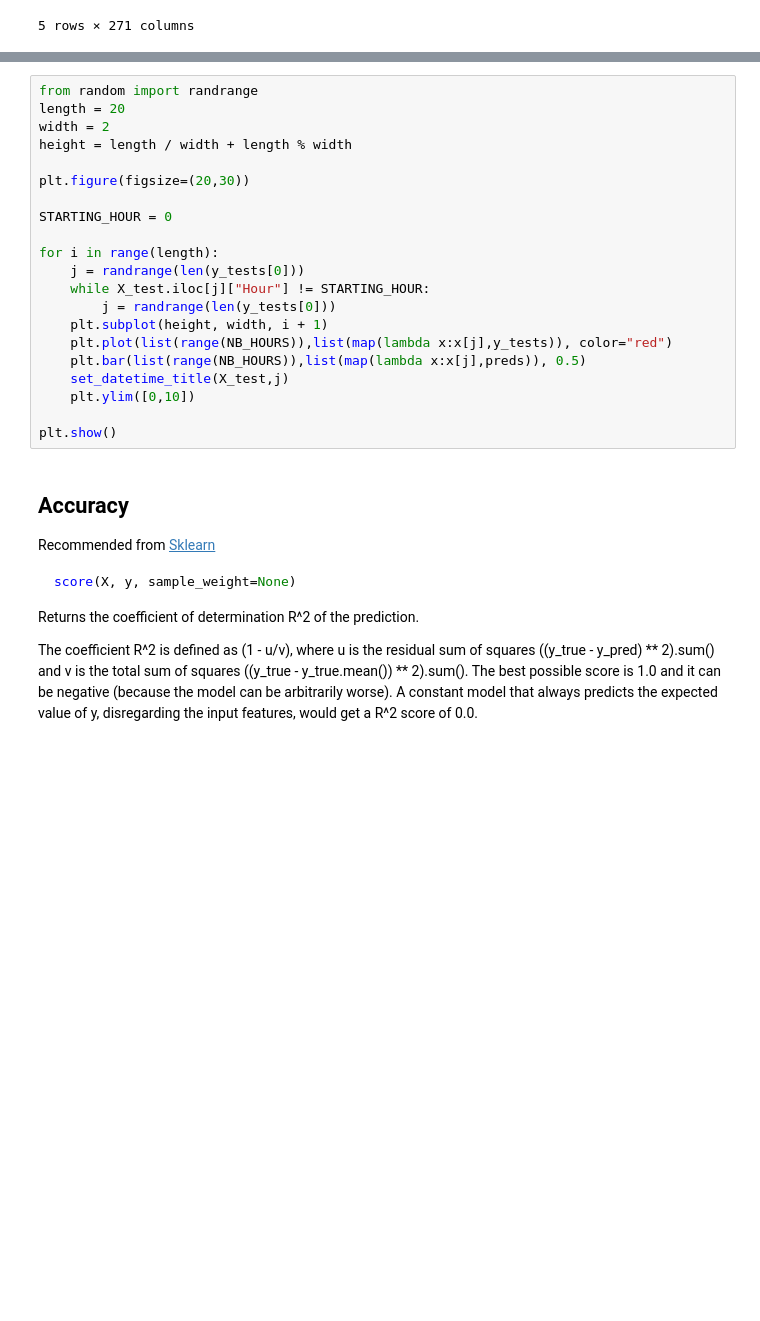
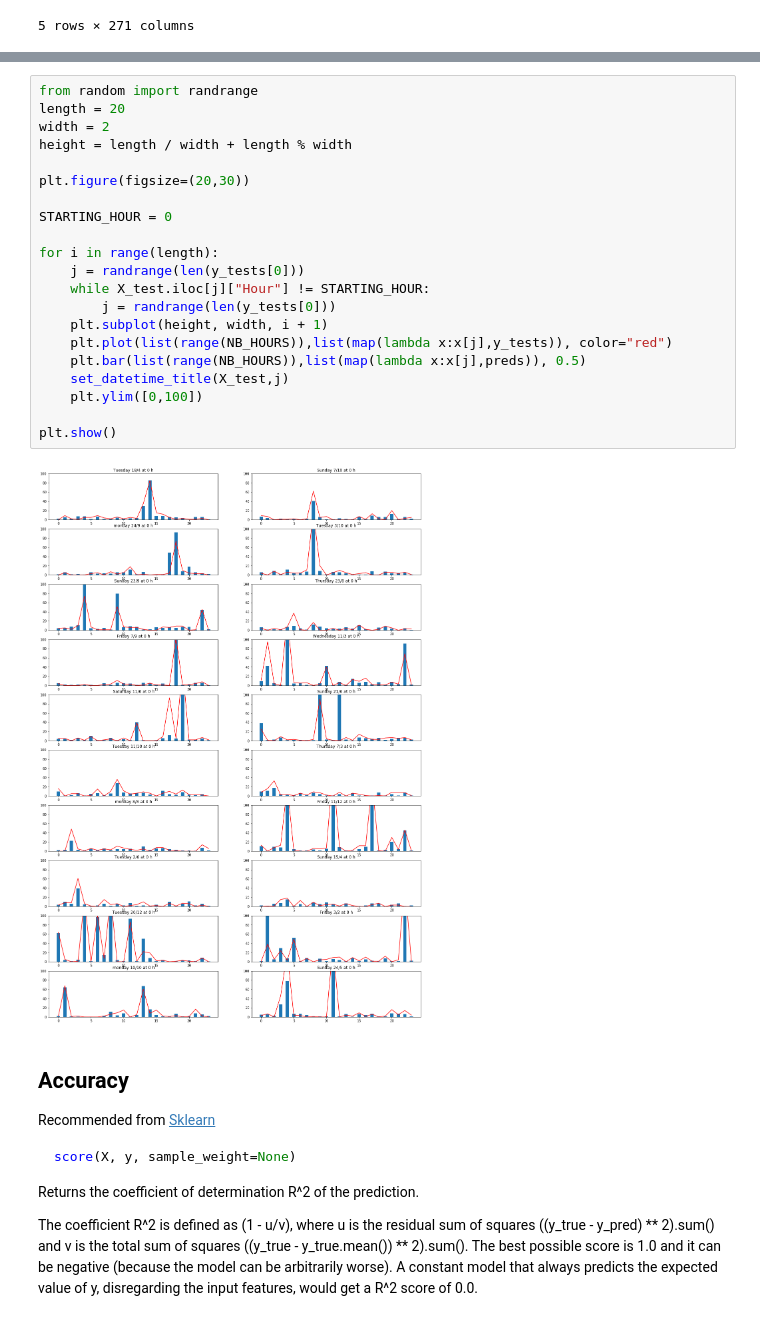
Before and after one commit to dataBikeHsUlm/MapReduce, a Jupyter notebook: Data_Profiling_Hourly/MLPRegressor.ipynb, the cells around one changed output, grey strips where cells are left out. Cells and saved outputs as stored; diff of their text form; blank space fills up the shorter version.

```diff
--- a/Data_Profiling_Hourly/MLPRegressor.ipynb
+++ b/Data_Profiling_Hourly/MLPRegressor.ipynb
@@ -228,24 +243,26 @@ set_datetime_title(X_test,0)
 # %%
 from random import randrange
 length = 20
 width = 2
 height = length / width + length % width
 
 plt.figure(figsize=(20,30))
 
 STARTING_HOUR = 0
 
 for i in range(length):
     j = randrange(len(y_tests[0]))
     while X_test.iloc[j]["Hour"] != STARTING_HOUR:
         j = randrange(len(y_tests[0]))
     plt.subplot(height, width, i + 1)
     plt.plot(list(range(NB_HOURS)),list(map(lambda x:x[j],y_tests)), color="red")
     plt.bar(list(range(NB_HOURS)),list(map(lambda x:x[j],preds)), 0.5)
     set_datetime_title(X_test,j)
-    plt.ylim([0,10])
+    plt.ylim([0,100])
 
 plt.show()
+# %% [output]
+[figure, added]
 # %% [markdown]
 ## Accuracy
 Recommended from [Sklearn](https://scikit-learn.org/stable/modules/generated/sklearn.neural_network.MLPRegressor.html#sklearn.neural_network.MLPRegressor)<br>
```
Also changed, not shown: parts of 3 cells of this notebook.
